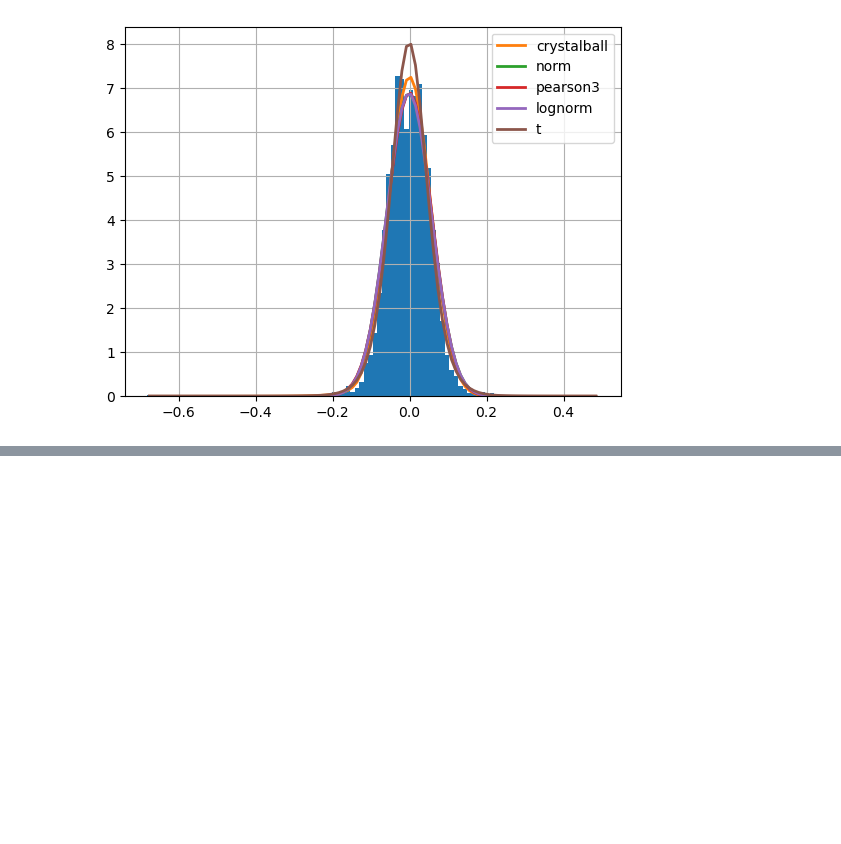
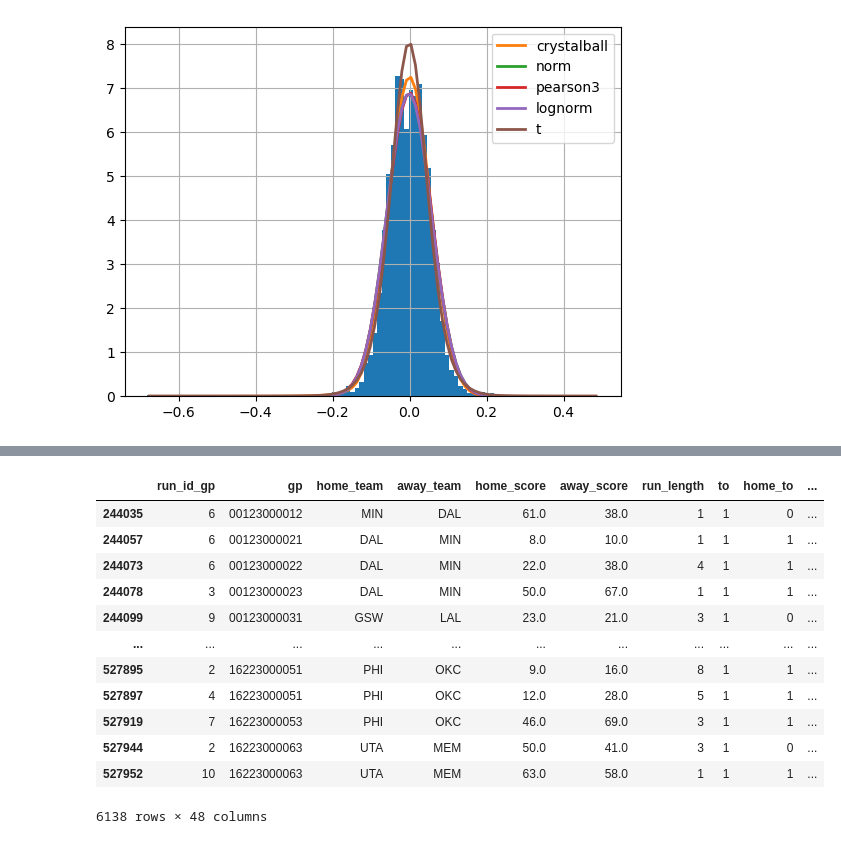
Before and after one commit to isaacvm98/timeout_analysis, a Jupyter notebook: modelling/nba_timeouts_modelling.ipynb, the cells around one changed output, grey strips where cells are left out. Saved outputs shown, nothing was run; the diff lists cells and outputs as text; code cells hidden in the pictures; blank space fills up the shorter version.

```diff
--- a/modelling/nba_timeouts_modelling.ipynb
+++ b/modelling/nba_timeouts_modelling.ipynb
@@ -390,0 +381,16 @@ to_df['difference_3_scoring_ratio'] = np.abs(to_df['next_3_avg_scoring_ratio'] -
+# %%
+df_2023
+# %% [output]
+|  | run_id_gp | gp | home_team | away_team | home_score | away_score | run_length | to | home_to | ... |
+| 244035 | 6 | 00123000012 | MIN | DAL | 61.0 | 38.0 | 1 | 1 | 0 | ... |
+| 244057 | 6 | 00123000021 | DAL | MIN | 8.0 | 10.0 | 1 | 1 | 1 | ... |
+| 244073 | 6 | 00123000022 | DAL | MIN | 22.0 | 38.0 | 4 | 1 | 1 | ... |
+| 244078 | 3 | 00123000023 | DAL | MIN | 50.0 | 67.0 | 1 | 1 | 1 | ... |
+| 244099 | 9 | 00123000031 | GSW | LAL | 23.0 | 21.0 | 3 | 1 | 0 | ... |
+| ... | ... | ... | ... | ... | ... | ... | ... | ... | ... | ... |
+| 527895 | 2 | 16223000051 | PHI | OKC | 9.0 | 16.0 | 8 | 1 | 1 | ... |
+| 527897 | 4 | 16223000051 | PHI | OKC | 12.0 | 28.0 | 5 | 1 | 1 | ... |
+| 527919 | 7 | 16223000053 | PHI | OKC | 46.0 | 69.0 | 3 | 1 | 1 | ... |
+| 527944 | 2 | 16223000063 | UTA | MEM | 50.0 | 41.0 | 3 | 1 | 0 | ... |
+| 527952 | 10 | 16223000063 | UTA | MEM | 63.0 | 58.0 | 1 | 1 | 1 | ... |
+6138 rows × 48 columns
```
Also changed, not shown: parts of 44 cells of this notebook, 3 other files.
